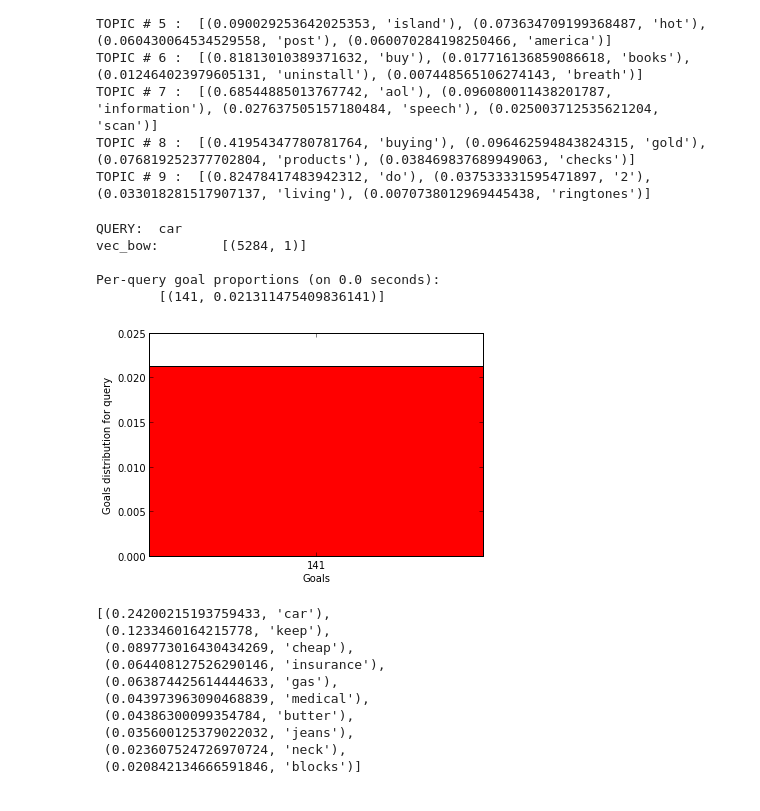
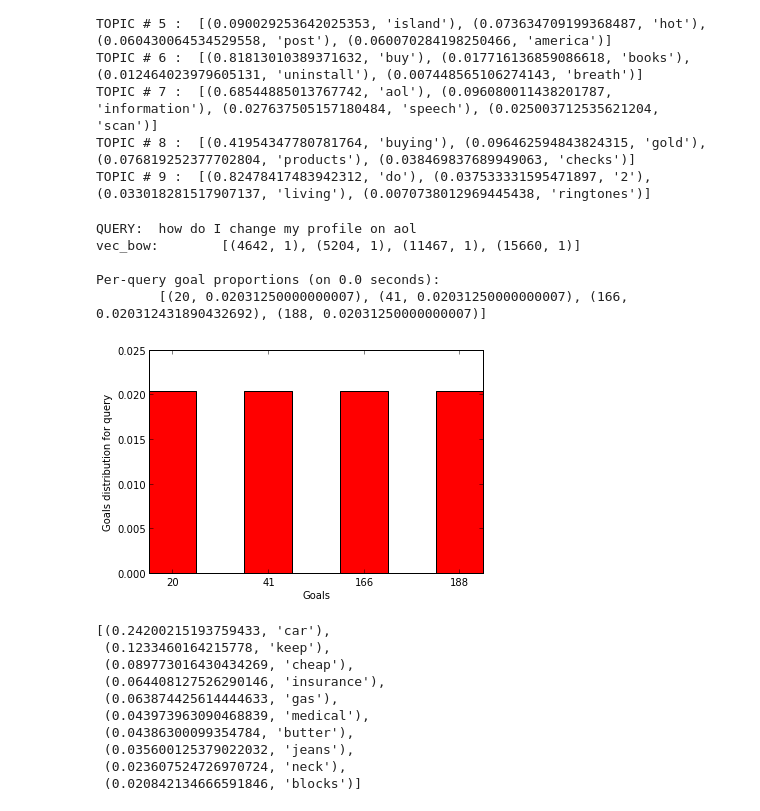
Before and after one commit to ljsou/QueryAnalyzer, a Jupyter notebook: UserQuery/QueryAnalyzer.ipynb, the cells around one changed output. Saved outputs shown, nothing was run; the diff lists cells and outputs as text; code cells hidden in the pictures.

```diff
--- a/UserQuery/QueryAnalyzer.ipynb
+++ b/UserQuery/QueryAnalyzer.ipynb
@@ -216,20 +216,19 @@ TOPIC # 7 :  [(0.68544885013767742, 'aol'), (0.096080011438201787, 'information'
 TOPIC # 8 :  [(0.41954347780781764, 'buying'), (0.096462594843824315, 'gold'), (0.076819252377702804, 'products'), (0.038469837689949063, 'checks')]
 TOPIC # 9 :  [(0.82478417483942312, 'do'), (0.037533331595471897, '2'), (0.033018281517907137, 'living'), (0.0070738012969445438, 'ringtones')]
 # %%
-#query = "how do I change my profile on aol"
-query = "car"
+query = "how do I change my profile on aol"
 print "QUERY: ", query
 #new_doc = "In natural language processing, latent Dirichlet allocation (LDA) is a generative model that allows sets of observations to be explained by unobserved groups that explain why some parts of the data are similar. For example, if observations are words collected into documents, it posits that each document is a mixture of a small number of topics and that each word's creation is attributable to one of the document's topics. LDA is an example of a topic model and was first presented as a graphical model for topic discovery by David Blei, Andrew Ng, and Michael Jordan in 2003."
 #new_doc = "find a vegetarian restauran in Popayan"
 goals_distribution = lda.perQueryGoalProportions(query, dictionary, lda_2)
 lda.viewPerQueryGoalProportions(goals_distribution)
 # %% [output]
-QUERY:  car
-vec_bow:        [(5284, 1)]
+QUERY:  how do I change my profile on aol
+vec_bow:        [(4642, 1), (5204, 1), (11467, 1), (15660, 1)]
 
 Per-query goal proportions (on 0.0 seconds):
-        [(141, 0.021311475409836141)]
+        [(20, 0.02031250000000007), (41, 0.02031250000000007), (166, 0.020312431890432692), (188, 0.02031250000000007)]
-[figure, old version]
+[figure, new version]
 # %%
 lda_2.show_topic(141)
 # %% [output]
```
